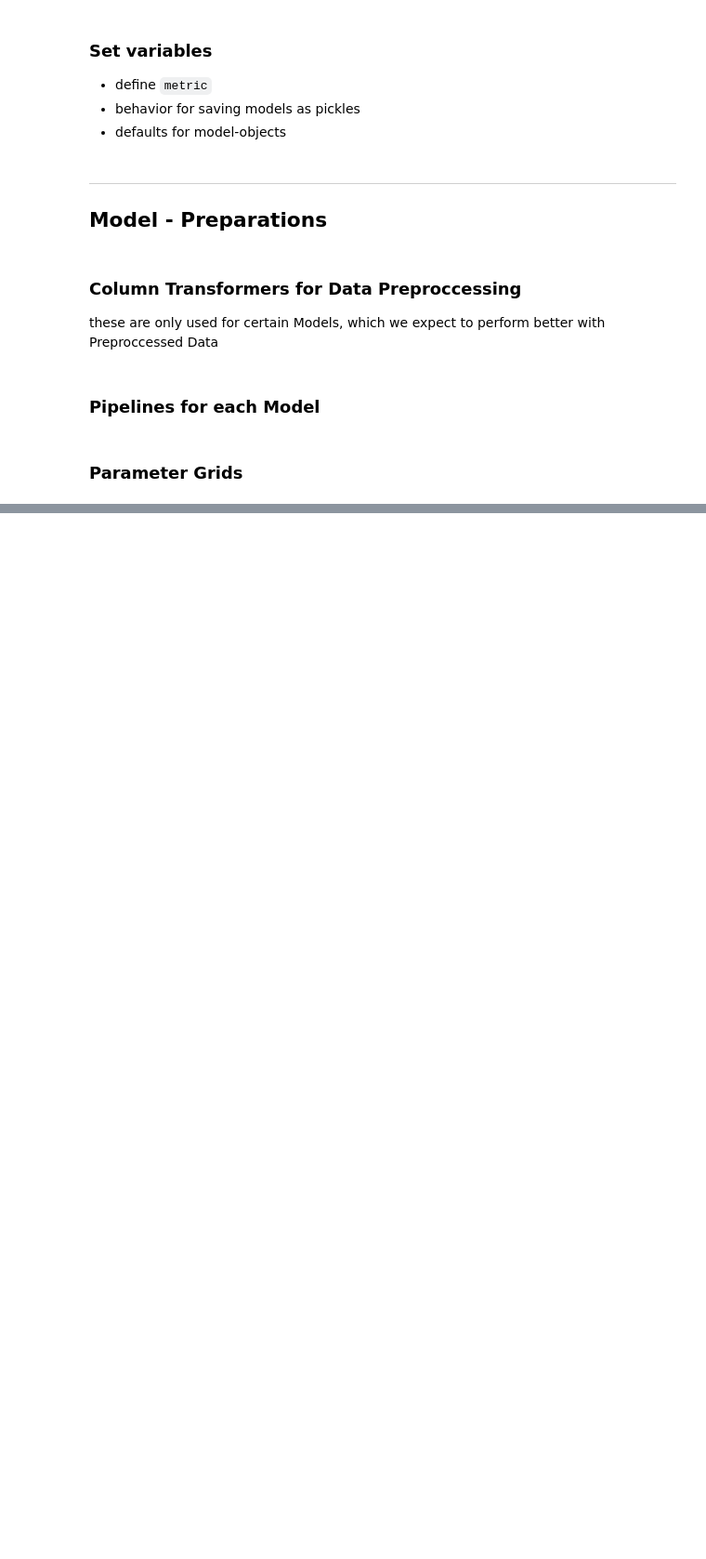
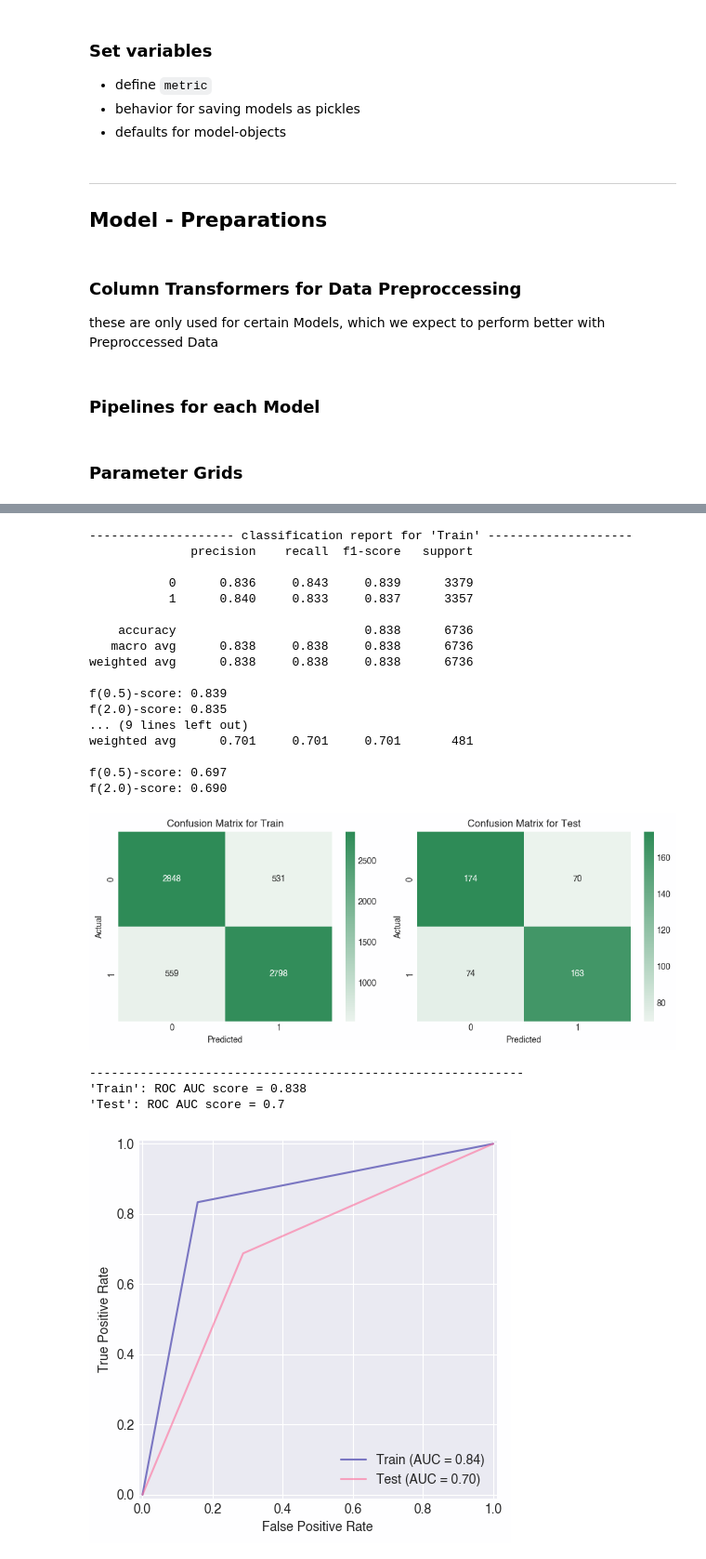
Before and after one commit to eockfen/EyeTism, a Jupyter notebook: modeling/pipelines_adam.ipynb, the cells around one changed output, grey strips where cells are left out. Shown at 93% size. Cells and saved outputs as stored; diff of their text form; code cells hidden in the pictures; blank space fills up the shorter version.

```diff
--- a/modeling/pipelines_adam.ipynb
+++ b/modeling/pipelines_adam.ipynb
@@ -250,0 +394,43 @@ em.model_info(best_est_rf)
+# %%
+# predict & proba
+pred_test = grid_search_rf.predict(X_test)
+proba_test = grid_search_rf.predict_proba(X_test)
+
+pred_train = grid_search_rf.predict(X_train)
+proba_train = grid_search_rf.predict_proba(X_train)
+
+# evaluate model
+em.report(
+    y_train=y_train,
+    y_train_pred=pred_train,
+    y_train_proba=proba_train,
+    y_test=y_test,
+    y_test_pred=pred_test,
+    y_test_proba=proba_test,
+)
+
+# learning curves - for one model - f2 score
+em.learning(best_est_rf, X_train, y_train)
+# %% [output]
+-------------------- classification report for 'Train' --------------------
+              precision    recall  f1-score   support
+
+           0      0.836     0.843     0.839      3379
+           1      0.840     0.833     0.837      3357
+
+    accuracy                          0.838      6736
+   macro avg      0.838     0.838     0.838      6736
+weighted avg      0.838     0.838     0.838      6736
+
+f(0.5)-score: 0.839
+f(2.0)-score: 0.835
+... (9 lines left out)
+weighted avg      0.701     0.701     0.701       481
+
+f(0.5)-score: 0.697
+f(2.0)-score: 0.690
+[figure, added]
+------------------------------------------------------------
+'Train': ROC AUC score = 0.838
+'Test': ROC AUC score = 0.7
+[figure, added]
```
Also changed, not shown: parts of 24 cells of this notebook.
